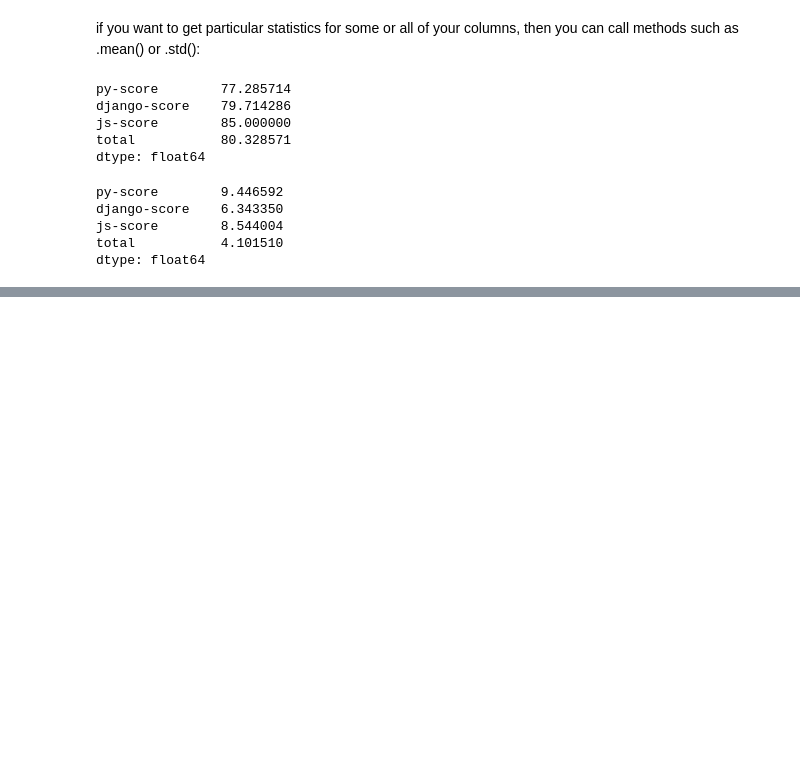
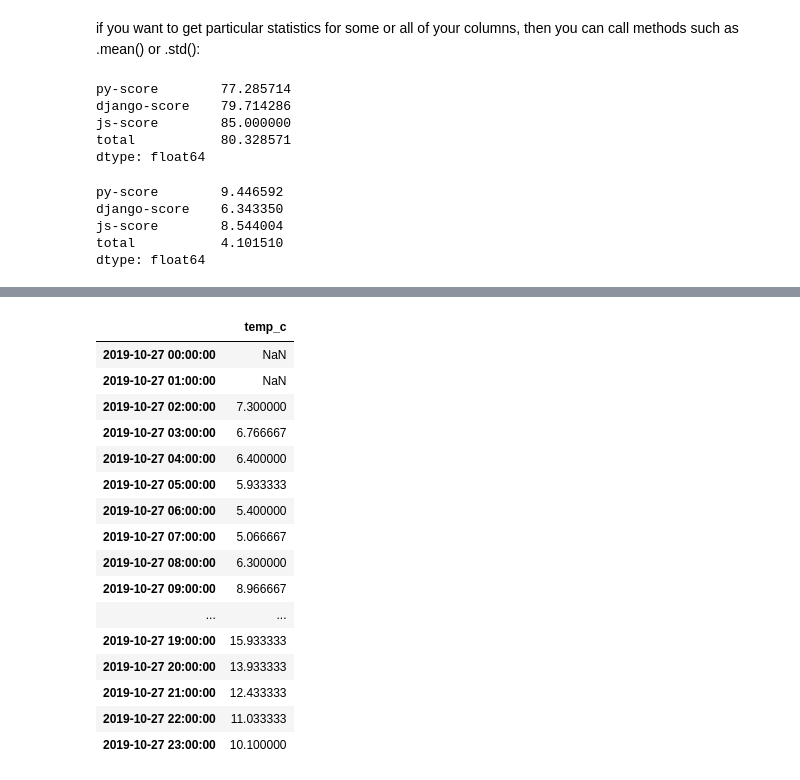
Before and after one commit to jahromi/TechTalk, a Jupyter notebook: python/notebooks/Pandas.ipynb, the cells around one changed output, grey strips where cells are left out. Saved outputs shown, nothing was run; the diff lists cells and outputs as text; code cells hidden in the pictures; blank space fills up the shorter version.

```diff
--- a/python/notebooks/Pandas.ipynb
+++ b/python/notebooks/Pandas.ipynb
@@ -494,0 +668,20 @@ dtype: float64
+# %%
+temp.rolling(window=3).mean()
+# %% [output]
+|  | temp_c |
+| 2019-10-27 00:00:00 | NaN |
+| 2019-10-27 01:00:00 | NaN |
+| 2019-10-27 02:00:00 | 7.300000 |
+| 2019-10-27 03:00:00 | 6.766667 |
+| 2019-10-27 04:00:00 | 6.400000 |
+| 2019-10-27 05:00:00 | 5.933333 |
+| 2019-10-27 06:00:00 | 5.400000 |
+| 2019-10-27 07:00:00 | 5.066667 |
+| 2019-10-27 08:00:00 | 6.300000 |
+| 2019-10-27 09:00:00 | 8.966667 |
+| ... | ... |
+| 2019-10-27 19:00:00 | 15.933333 |
+| 2019-10-27 20:00:00 | 13.933333 |
+| 2019-10-27 21:00:00 | 12.433333 |
+| 2019-10-27 22:00:00 | 11.033333 |
+| 2019-10-27 23:00:00 | 10.100000 |
```
Also changed, not shown: parts of 29 cells of this notebook.
